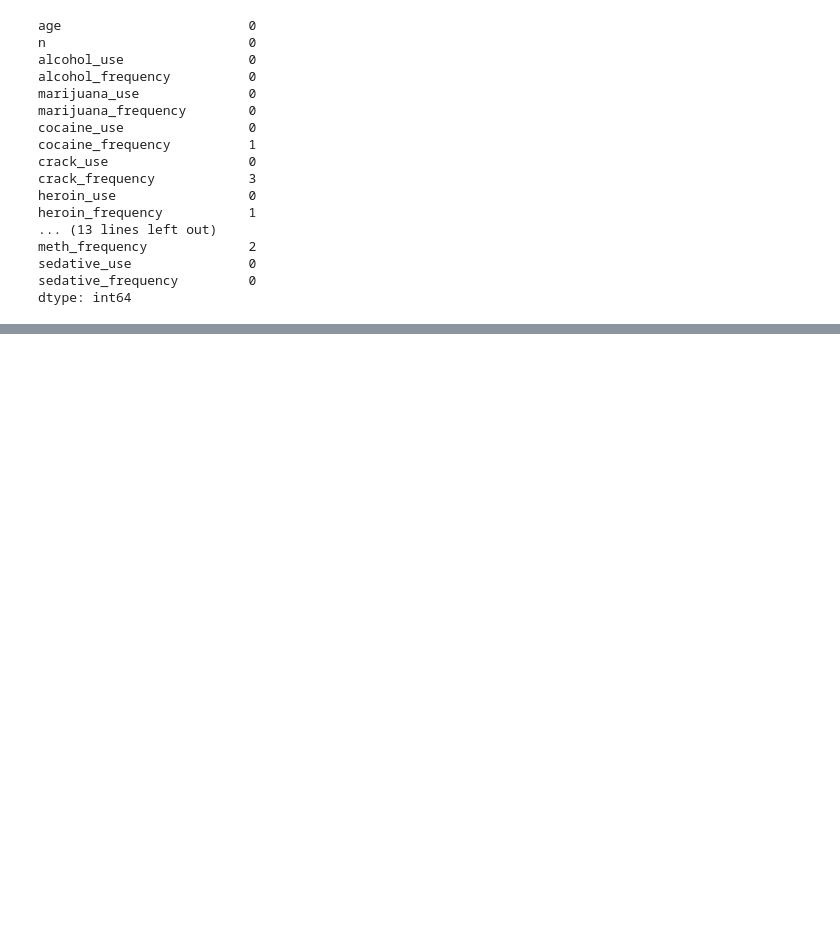
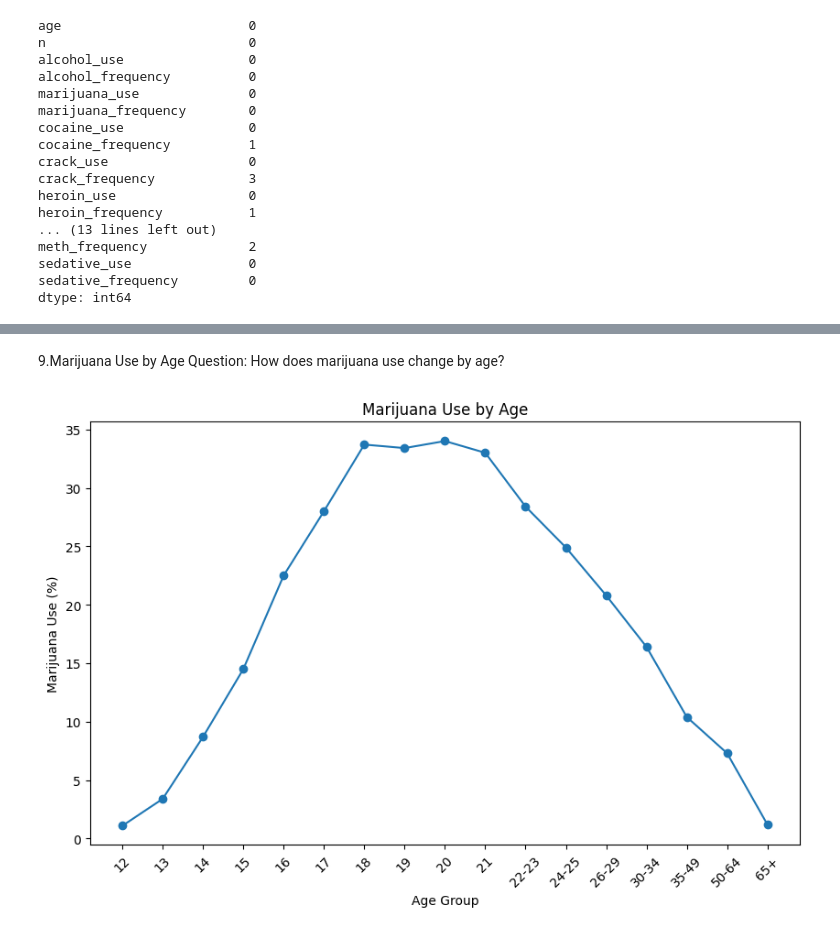
Before and after one commit to Dwoyessa/Debisa-woyessa-youth-substance-use-analysis, a Jupyter notebook: EDA.ipynb, the cells around one changed output, grey strips where cells are left out. Drawn from its saved outputs; the diff is of its cells as text; code cells hidden in the pictures; blank space fills up the shorter version.

```diff
--- a/EDA.ipynb
+++ b/EDA.ipynb
@@ -46,4 +57,7 @@ df = pd.read_csv('drug-use-by-age.csv')
 # %%
+df = pd.read_csv('drug-use-by-age.csv')
+df.head()
+
 for col in df.columns:
     if col != 'age':
         df[col] = pd.to_numeric(df[col], errors='coerce')
@@ -145,0 +192,12 @@ Index(['age', 'n', 'alcohol_use', 'alcohol_frequency', 'marijuana_use',
+# %% [markdown]
+9.Marijuana Use by Age Question: How does marijuana use change by age?
+# %%
+plt.figure(figsize=(10, 6))
+plt.plot(df["age"], df["marijuana_use"], marker="o")
+plt.xlabel("Age Group")
+plt.ylabel("Marijuana Use (%)")
+plt.title("Marijuana Use by Age")
+plt.xticks(rotation=45)
+plt.show()
+# %% [output]
+[figure, added]
```
Also changed, not shown: parts of 47 cells of this notebook.
